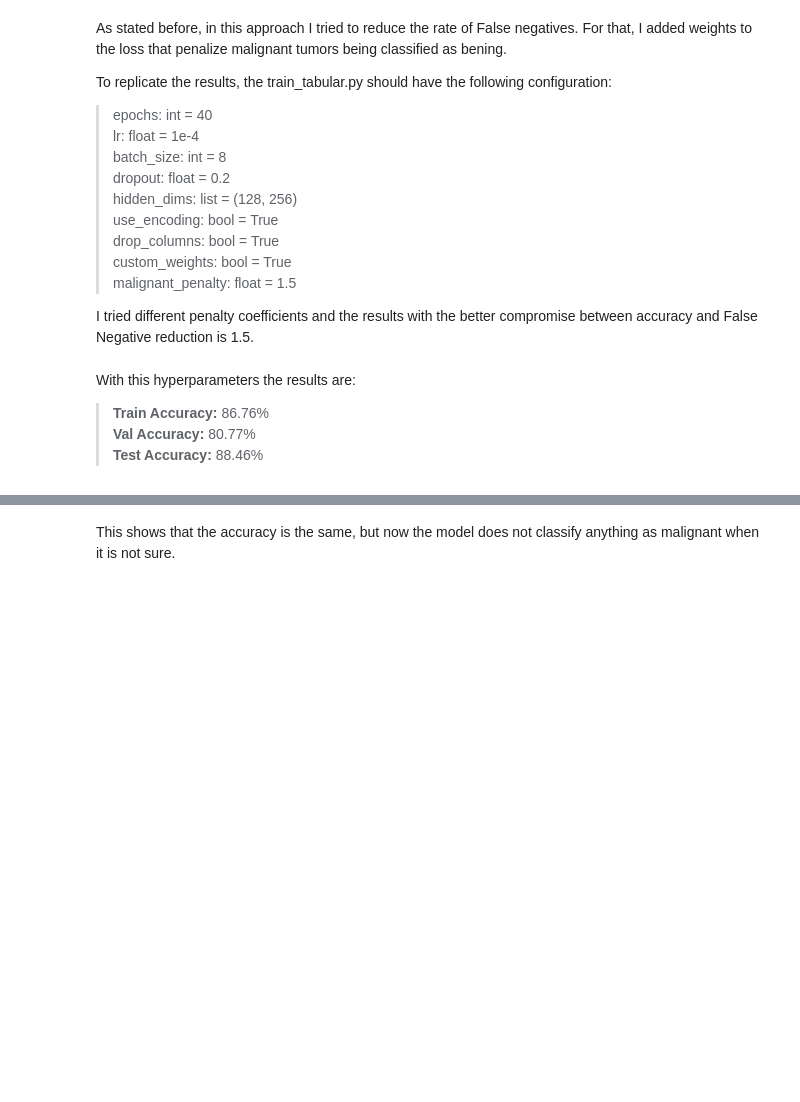
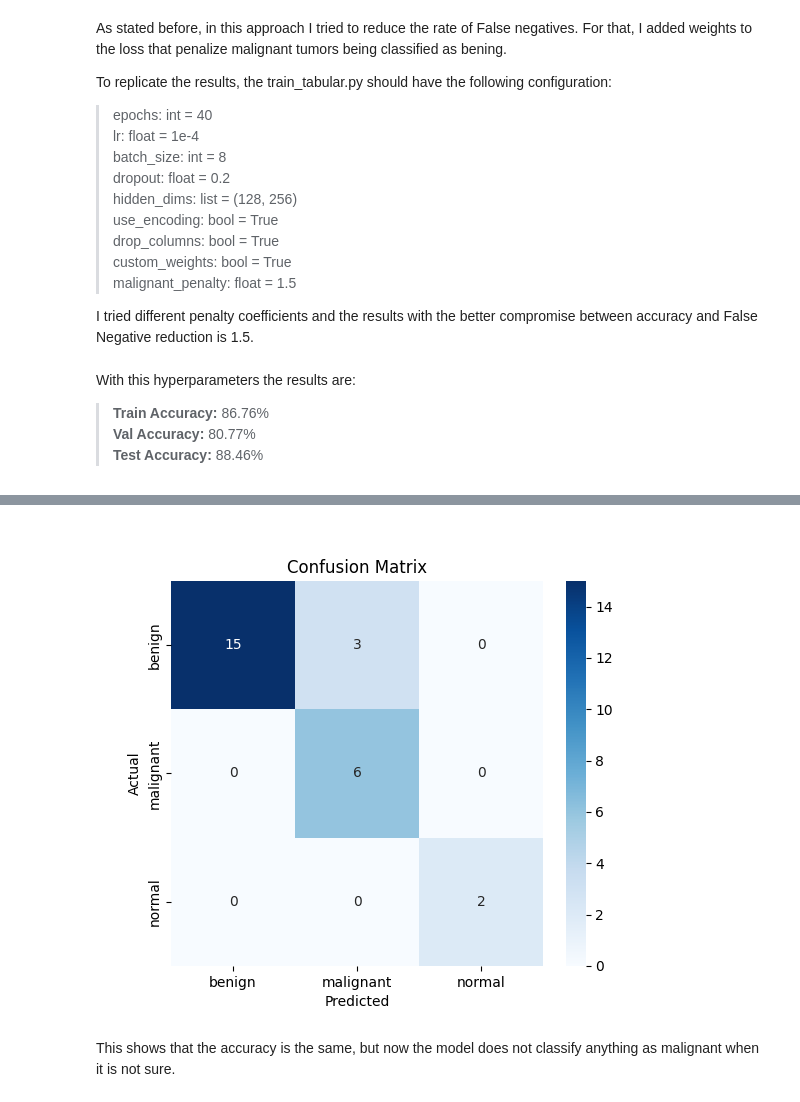
Before and after one commit to ICAI-IMAT-XAI/final-project-sofiapedros, a Jupyter notebook: notebooks/tabular_model.ipynb, the cells around one changed output, grey strips where cells are left out. Cells and saved outputs as stored; diff of their text form; code cells hidden in the pictures; blank space fills up the shorter version.

```diff
--- a/notebooks/tabular_model.ipynb
+++ b/notebooks/tabular_model.ipynb
@@ -117,3 +125,7 @@ And the confusion matrix results are:
+# %%
+display(Image(filename="../images_tabular/Tab_model_lr_0.0001_bs_8_hd_(128, 256)_dropout_0.2_encode_True_drop_True_cw_True_1.5_confusion_matrix.png"))
+# %% [output]
+[figure, added]
 # %% [markdown]
 This shows that the accuracy is the same, but now the model does not classify anything as malignant when it is not sure.
 # %% [markdown]
```
Also changed, not shown: parts of 24 cells of this notebook.
